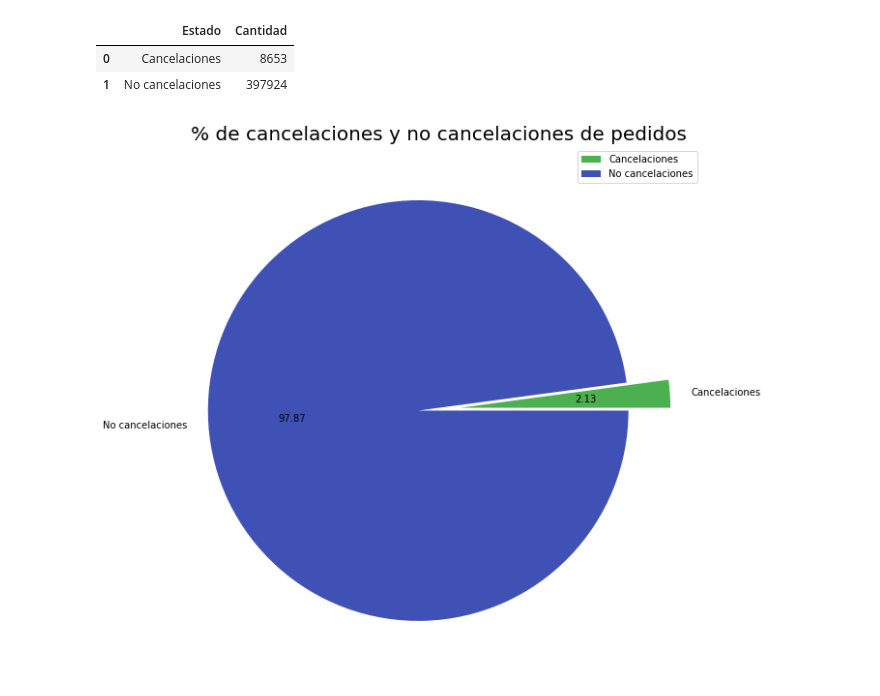
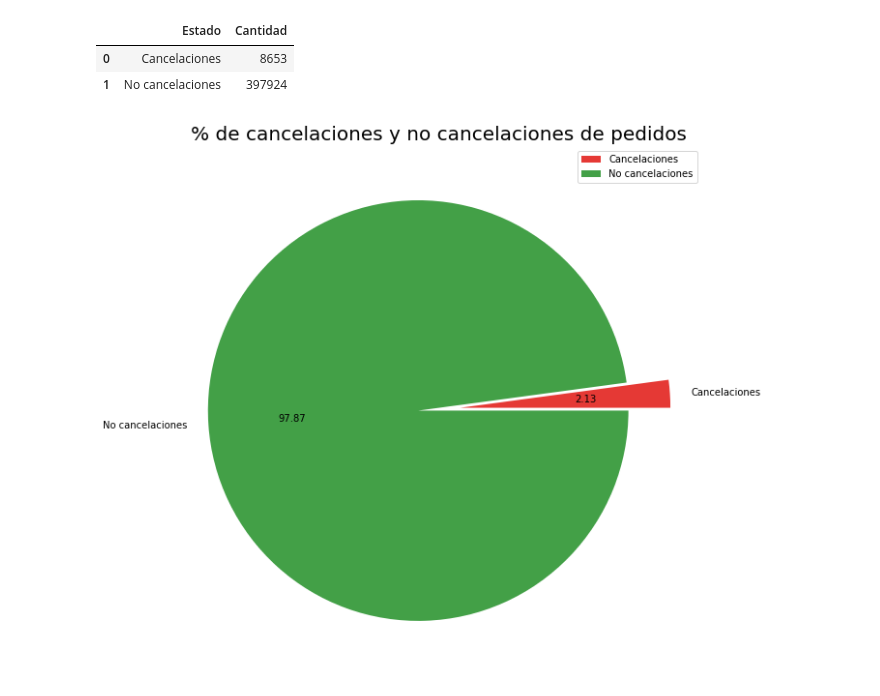
Before and after one commit to cirssax/VisualizacionDatos, a Jupyter notebook: notebooks/P2_EDA.ipynb, the cells around one changed output. Drawn from its saved outputs; the diff is of its cells as text; code cells hidden in the pictures.

```diff
--- a/notebooks/P2_EDA.ipynb
+++ b/notebooks/P2_EDA.ipynb
@@ -97,7 +97,7 @@ Número de factura. Es un valor numérico de 6 dígitos asignado de forma exclus
 # %%
 data = {
     "Estado": ["Cancelaciones", "No cancelaciones"],
-    "Cantidad": [df[(df.InvoiceNo.str.contains("C") == True) & ~((df_cancelados.StockCode == "D") | (df_cancelados.StockCode == "M"))].shape[0],
+    "Cantidad": [df[(df.InvoiceNo.str.contains("C") == True) & ~((df.StockCode == "D") | (df.StockCode == "M"))].shape[0],
                  df[~(df.InvoiceNo.str.contains("C") == True)].shape[0]]
 }
 
@@ -110,11 +110,11 @@ df_invoiceNo
 # %%
 plt.figure(figsize=(18,10))
 explode = [0.1, 0.1]
-color = ["#4CAF50", "#3F51B5"]
+color = ["#E53935", "#43A047"]
 plt.pie(df_invoiceNo["Cantidad"], labels= df_invoiceNo["Estado"], autopct="%.2f", explode=explode, colors = color)
 plt.legend(loc = "best")
 plt.title("% de cancelaciones y no cancelaciones de pedidos", fontsize = 20)
 plt.show()
 # %% [output]
-[figure, old version]
+[figure, new version]
 # %%
```
Also changed, not shown: parts of 7 cells of this notebook.
